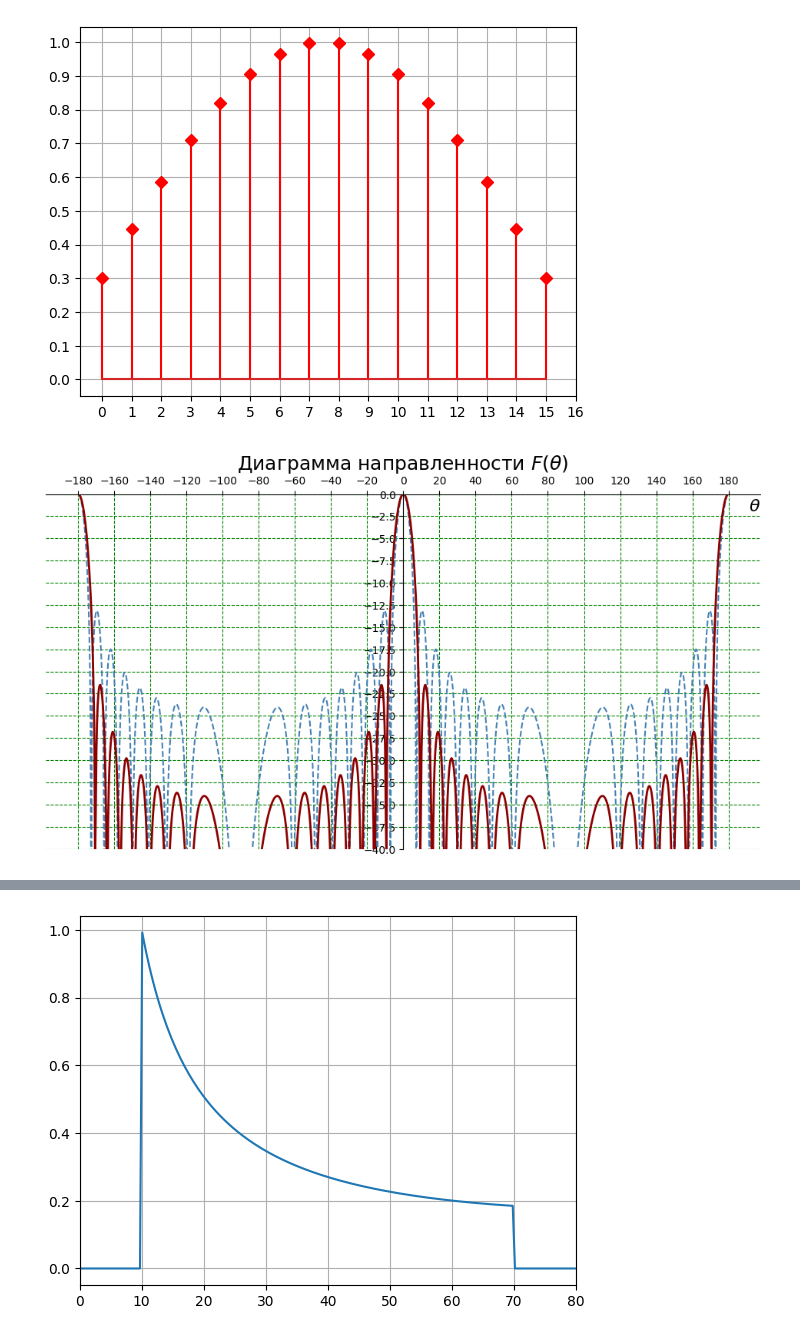
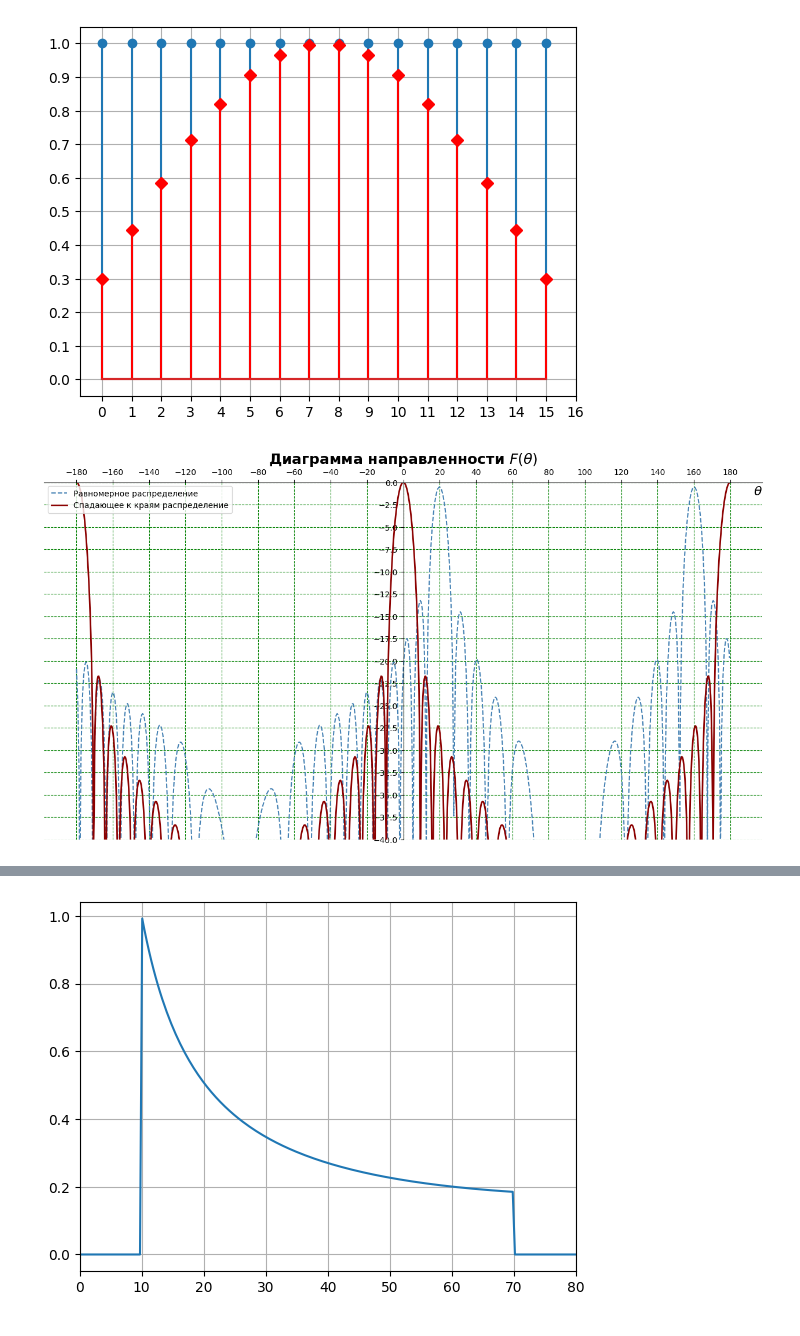
Before and after one commit to MargaritaWraith/AntennaArray-SandBox, a Jupyter notebook: AntennaArrayDN.ipynb, the cells around one changed output, grey strips where cells are left out. Drawn from its saved outputs; the diff is of its cells as text; code cells hidden in the pictures.

```diff
--- a/AntennaArrayDN.ipynb
+++ b/AntennaArrayDN.ipynb
@@ -43,6 +43,7 @@ yy = np.arange(0, Ny) * dy - Ly/2
 # %%
 Theta = np.arange(-pi, pi, pi/500)
 Phi = np.arange(-pi, pi, pi/500)
+
 
 # Амплитудное распределение
 def AFR_ones(x):
@@ -53,56 +54,62 @@ def AFR_cos(x, delta = 0.3):
 
 AFR = AFR_ones(xx)
 AFR_cos = AFR_cos(xx)
+
+plt.stem(AFR)
 plt.stem(AFR_cos, linefmt='red', markerfmt='D')
 plt.xticks(np.arange(0, Nx+1, 1))
 plt.yticks(np.arange(0, 1.1, 0.1))
 plt.grid()
 # %% [output]
-[figure, old version]
+[figure, new version]
 # %%
+# Рассчёт ДН
+
 def DN_ones(theta):
-    return 1
+    return cos(theta)
 
-
-def DN_0(x, theta, AFR):
+def DN(x, theta, AFR, theta_otkl = 0):
     theta_count = len(theta)
-    F = np.zeros(theta_count, dtype='complex')
+    F = np.zeros(theta_count, dtype = 'complex_')
     for i in range(theta_count):
         for j in range(len(x)):
-            F[i] += DN_ones(theta[i]) * AFR[j] * exp(- 1j * k * x[j] * sin(theta[i]))
-    return F/np.max(F)
+            F[i] += DN_ones(theta[i]) * AFR[j] * exp(- 1j * k * x[j] * (sin(theta[i]) - sin(theta_otkl)))
+    return F/sum(np.abs(AFR))
 # %%
-FF = 20*log10(abs(DN_0(xx, Theta, AFR)))
-FF_cosdelta = 20*log10(abs(DN_0(xx, Theta, AFR_cos)))
+FF = 20*log10(abs(DN(xx, Theta, AFR, 20*deg)))
+FF_cosdelta = 20*log10(abs(DN(xx, Theta, AFR_cos)))
 
 # Настройка отображения
 
-fig, ax = plt.subplots(figsize = (12,6))
+fig, ax = plt.subplots(figsize = (16,8))
 ax = plt.gca() # для возможности установки осей по центру
 ax.plot(Theta*180/pi, FF,
+        label = 'Равномерное распределение',
         color='steelblue', linestyle='--')
 ax.plot(Theta*180/pi, FF_cosdelta,
+        label = 'Спадающее к краям распределение',
         color='darkred', linestyle='-', linewidth=2)
 
 title = str('Диаграмма направленности ' + r'$F(\theta)$')
-ax.set_title(title, fontsize=18)
+ax.set_title(title, fontsize=18, weight='bold')
 
-ax.set_xlabel(r'$\theta$', loc='right', fontsize=16)
+ax.set_xlabel(r'$\theta$', loc='right', fontsize=16, weight='bold')
+ax.legend(loc='upper left')
 # Установка осей по центру
 ax.spines['right'].set_color('none')
 ax.spines['top'].set_color('none')
 ax.xaxis.set_ticks_position('top')
 ax.spines['bottom'].set_position(('data',0))
 ax.yaxis.set_ticks_position('left')
 ax.spines['left'].set_position(('data',0))
 
 ax.set_ylim(ymin=-40, ymax=0)
 # Настройка сетки
 ax.grid(linestyle='--', color='green')
 ax.set_xticks(np.arange(-180, 181, 20))
 ax.set_yticks(np.arange(-40, 0.1, 2.5))
 
 plt.show()
 # %% [output]
-[figure, old version]
+[figure, new version]
 # %%
```
Also changed, not shown: parts of 4 cells of this notebook.
